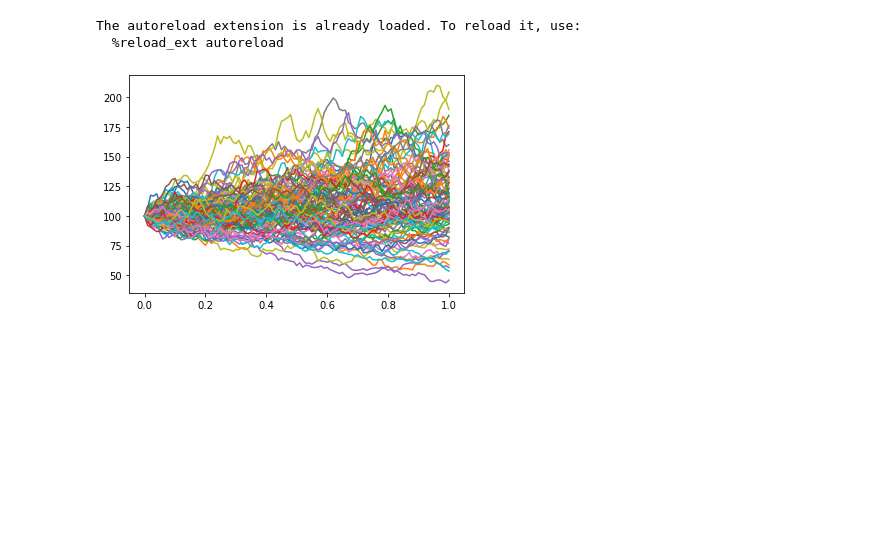
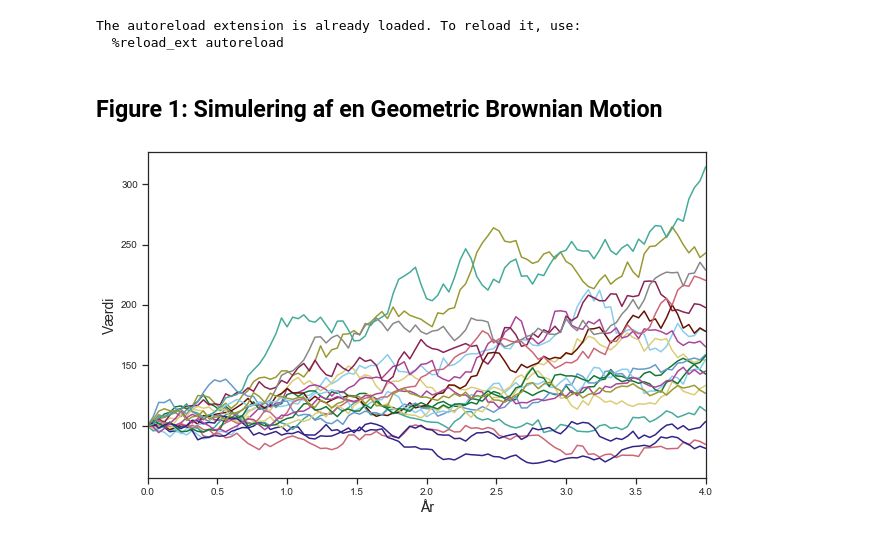
Before and after one commit to Jnejsum/CLOseminar, a Jupyter notebook: model_results.ipynb, the cells around one changed output. Drawn from its saved outputs; the diff is of its cells as text; code cells hidden in the pictures; blank space fills up the shorter version.

Commit message:
GMB function for model added

```diff
--- a/model_results.ipynb
+++ b/model_results.ipynb
@@ -28,4 +22,33 @@ tt = np.full(shape=(100,100+1), fill_value = time).T
-# %%
-plt.plot(tt, test.GBM());
-# %% [output]
-[figure, removed]
+# %%
+# Plotting settings
+#figure settings
+import seaborn as sns
+sns.set(style='ticks', palette=['#88CCEE','#CC6677','#DDCC77','#117733','#332288','#AA4499','#44AA99','#999933','#882255','#661100','#6699CC','#888888'])
+
+SMALL_SIZE = 10
+MEDIUM_SIZE = 14
+
+plt.rc('font', size=SMALL_SIZE)          # controls default text sizes
+plt.rc('axes', titlesize=MEDIUM_SIZE)     # fontsize of the axes title
+plt.rc('axes', labelsize=MEDIUM_SIZE)    # fontsize of the x and y labels
+plt.rc('xtick', labelsize=SMALL_SIZE)    # fontsize of the tick labels
+plt.rc('ytick', labelsize=SMALL_SIZE)    # fontsize of the tick labels
+plt.rc('legend', fontsize=12)    # legend fontsize
+plt.rc('figure', titlesize=16)  # fontsize of the figure title
+# %% [markdown]
+## Figure 1: Simulering af en Geometric Brownian Motion
+# %%
+sim_model = model.CLOModel(ttm = 4, n = 20) # model instance
+time = np.linspace(0, sim_model.ttm, sim_model.m+1) # time with freq+1 steps
+tt = np.full(shape=(sim_model.n, sim_model.m+1), fill_value = time).T
+sim_array = sim_model.GBM_fig()
+
+# Plotting
+fig, ax = plt.subplots(1,1, figsize=(10,6))
+ax.plot(tt, sim_array);
+ax.set_xlim(0, sim_model.ttm)
+ax.set_xlabel('År');
+ax.set_ylabel('Værdi');
+# plt.savefig('figures/GBM_simulation', dpi=300, bbox_inches='tight')
+# %% [output]
+[figure, added]
```
Also changed, not shown: parts of 16 cells of this notebook, 2 other files.
